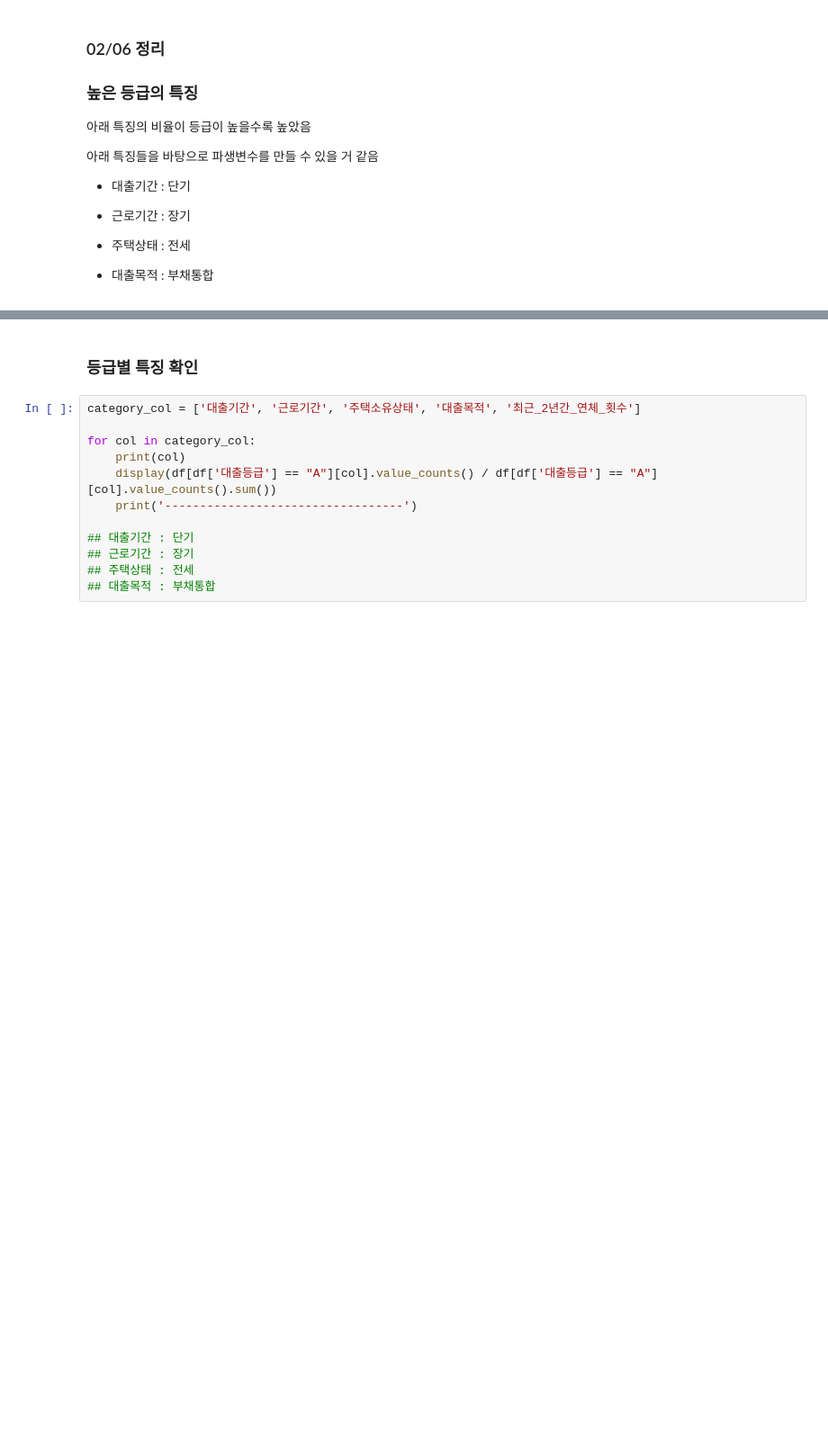
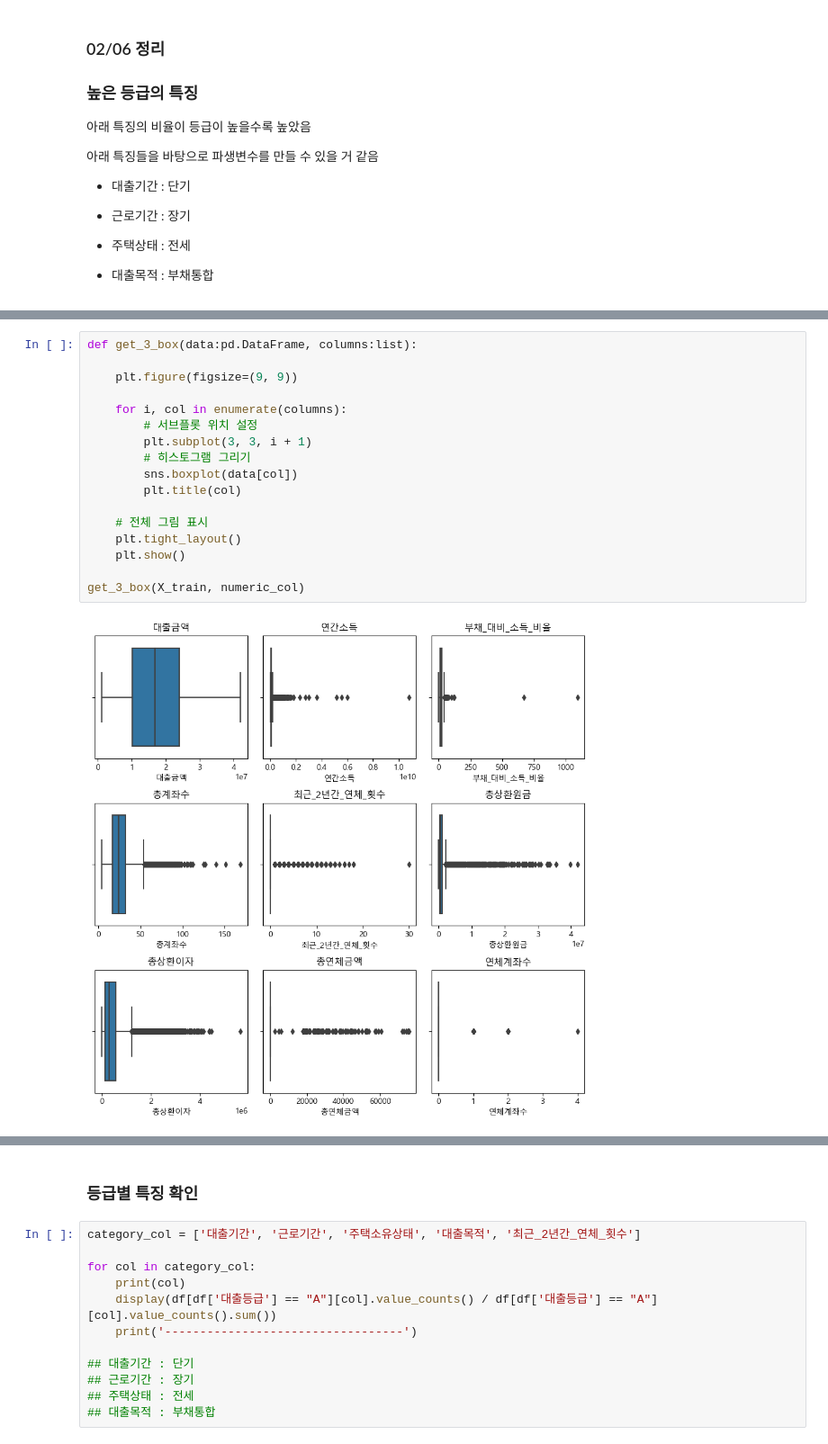
Before and after one commit to persuade39/project, a Jupyter notebook: EDA_preprocessing.ipynb, the cells around one changed output, grey strips where cells are left out. Shown at 90% size. Cells and saved outputs as stored; diff of their text form; blank space fills up the shorter version.

```diff
--- a/EDA_preprocessing.ipynb
+++ b/EDA_preprocessing.ipynb
@@ -49,0 +128,19 @@ dtype: int64
+# %%
+def get_3_box(data:pd.DataFrame, columns:list):
+
+    plt.figure(figsize=(9, 9))
+
+    for i, col in enumerate(columns):
+        # 서브플롯 위치 설정
+        plt.subplot(3, 3, i + 1)
+        # 히스토그램 그리기
+        sns.boxplot(data[col])
+        plt.title(col)
+
+    # 전체 그림 표시
+    plt.tight_layout()
+    plt.show()
+
+get_3_box(X_train, numeric_col)
+# %% [output]
+[figure, added]
```
Also changed, not shown: parts of 19 cells of this notebook, 3 other files.
